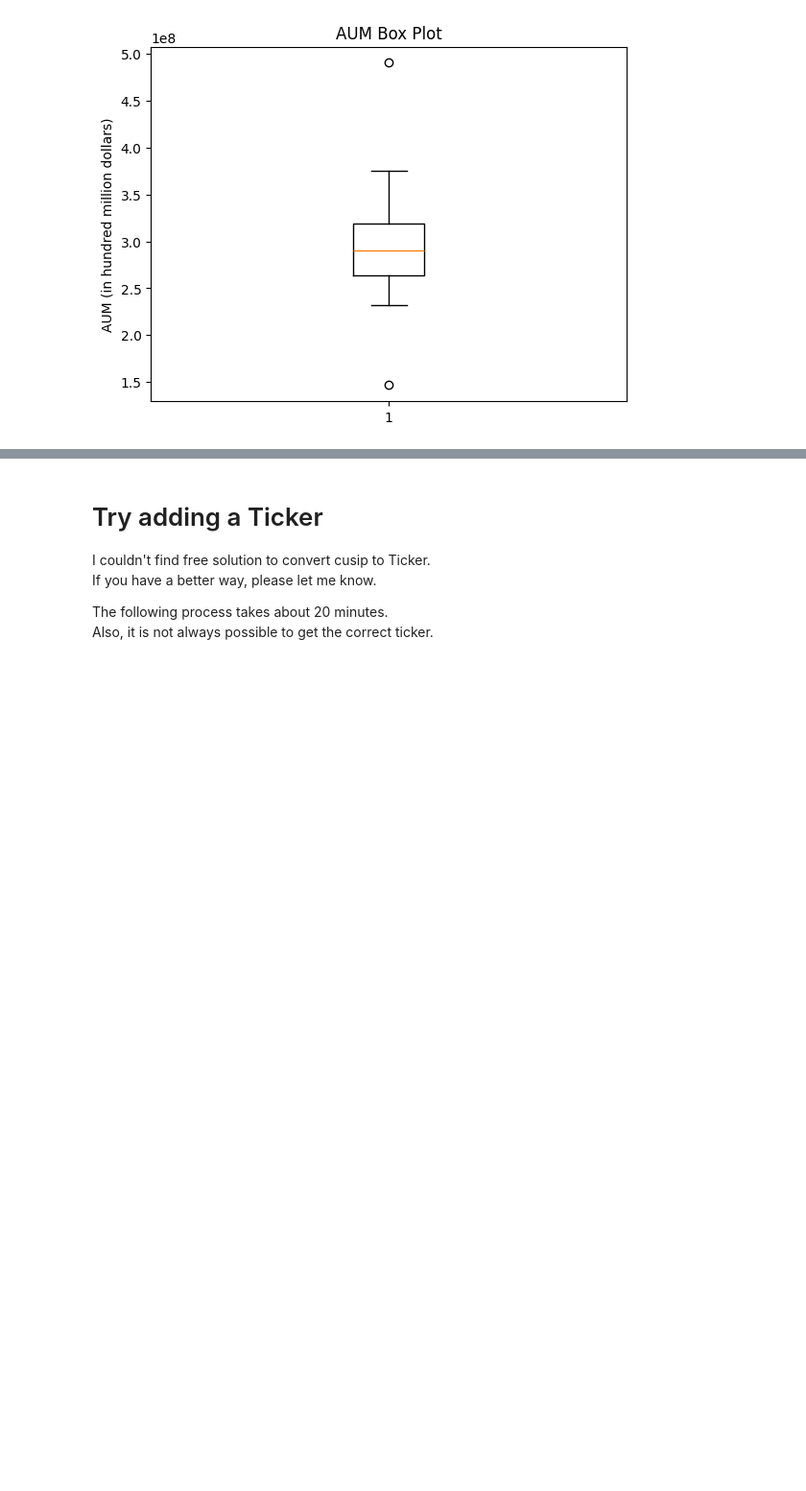
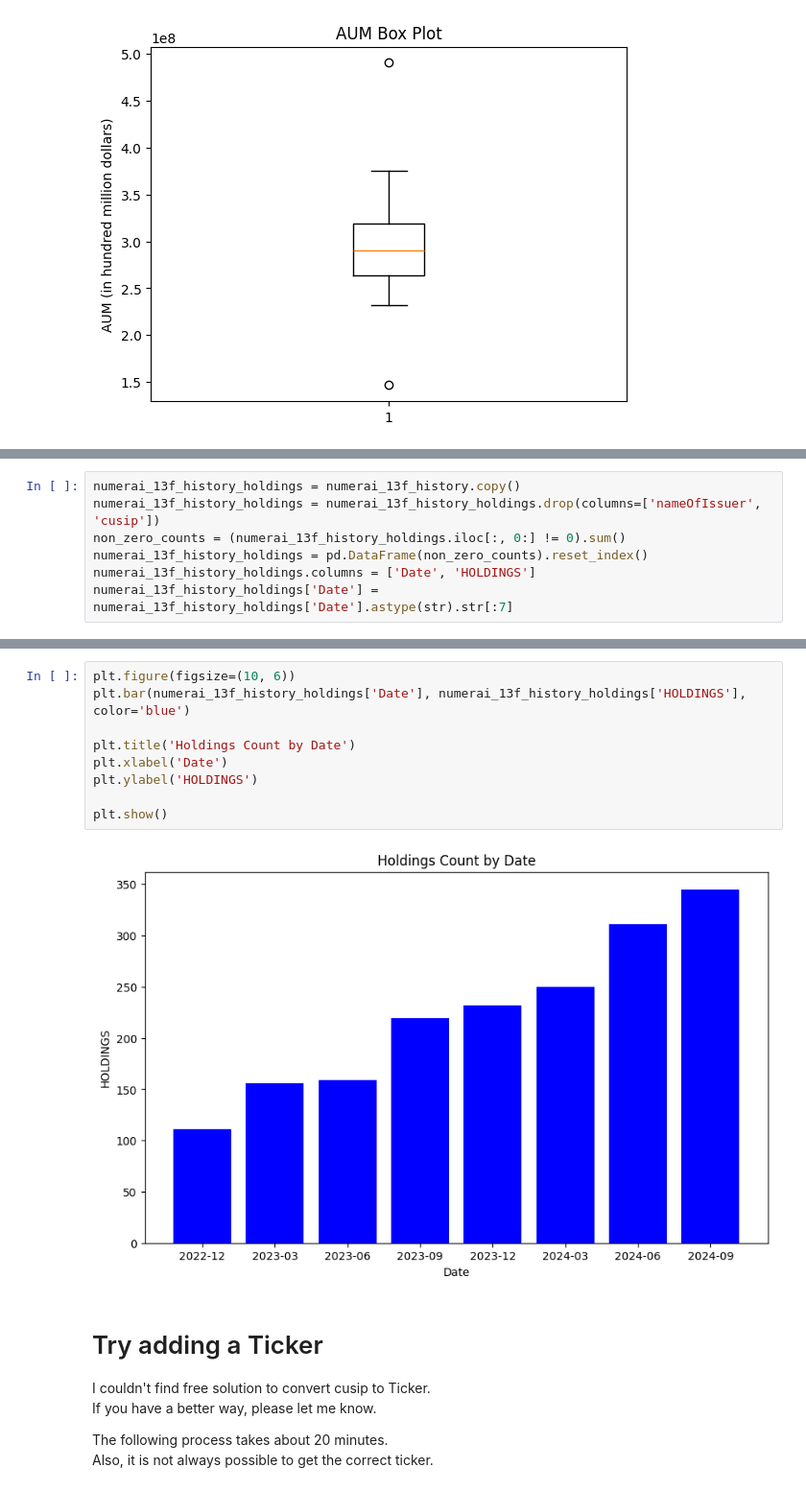
Before and after one commit to Kei-Sanada/Holdings-of-Numerai-GP-LLC, a Jupyter notebook: Analysis_Numerai_GP.ipynb, the cells around one changed output, grey strips where cells are left out. Shown at 96% size. Cells and saved outputs as stored; diff of their text form; blank space fills up the shorter version.

Commit message:
Update Analysis_Numerai_GP.ipynb
Add HOLDINGS Plot

```diff
--- a/Analysis_Numerai_GP.ipynb
+++ b/Analysis_Numerai_GP.ipynb
@@ -75,0 +78,7 @@ plt.show()
+# %%
+numerai_13f_history_holdings = numerai_13f_history.copy()
+numerai_13f_history_holdings = numerai_13f_history_holdings.drop(columns=['nameOfIssuer', 'cusip'])
+non_zero_counts = (numerai_13f_history_holdings.iloc[:, 0:] != 0).sum()
+numerai_13f_history_holdings = pd.DataFrame(non_zero_counts).reset_index()
+numerai_13f_history_holdings.columns = ['Date', 'HOLDINGS']
+numerai_13f_history_holdings['Date'] = numerai_13f_history_holdings['Date'].astype(str).str[:7]
@@ -76,3 +97,14 @@ plt.show()
+# %%
+plt.figure(figsize=(10, 6))
+plt.bar(numerai_13f_history_holdings['Date'], numerai_13f_history_holdings['HOLDINGS'], color='blue')
+
+plt.title('Holdings Count by Date')
+plt.xlabel('Date')
+plt.ylabel('HOLDINGS')
+
+plt.show()
+# %% [output]
+[figure, added]
 # %% [markdown]
 # Try adding a Ticker
 I couldn't find free solution to convert cusip to Ticker.\
```
Also changed, not shown: parts of 2 cells of this notebook.
